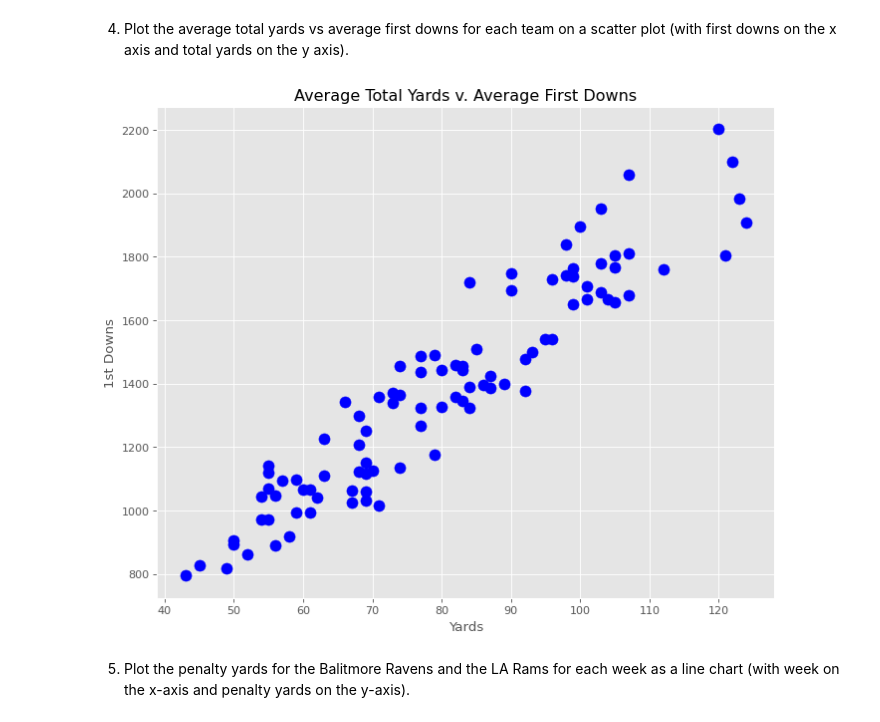
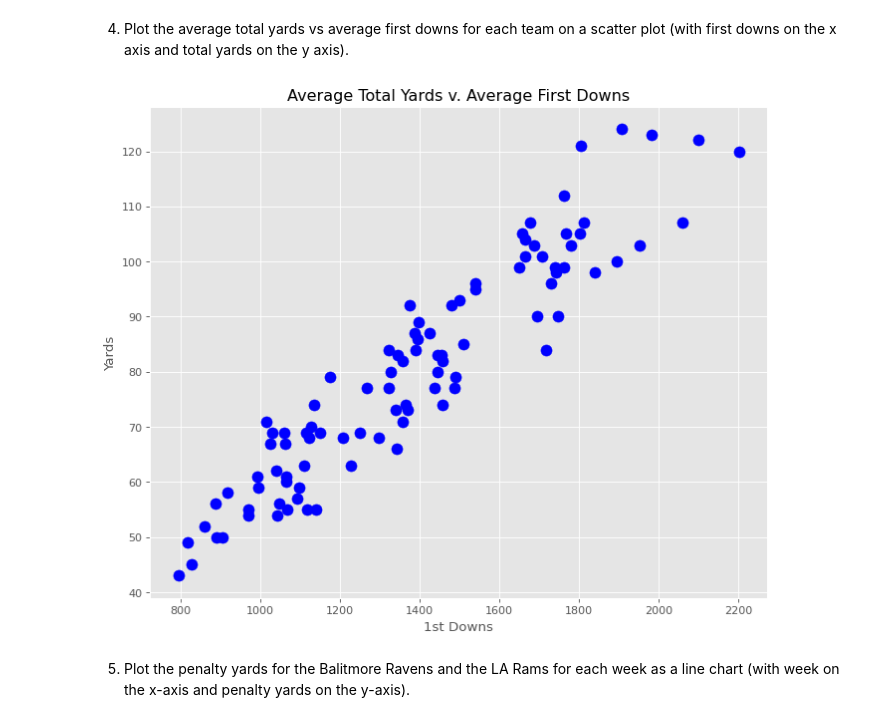
Before and after one commit to CooperIsSuperCool/cis277-fa22-Lab5, a Jupyter notebook: Lab5.ipynb, the cells around one changed output. Drawn from its saved outputs; the diff is of its cells as text; code cells hidden in the pictures.

```diff
--- a/Lab5.ipynb
+++ b/Lab5.ipynb
@@ -82,15 +82,15 @@ plt.show()
 # %%
 plt.figure(figsize=(10, 8), dpi=80)
 
 plt.style.use('ggplot')
 
 plt.title('Average Total Yards v. Average First Downs')
-plt.xlabel('Yards')
-plt.ylabel('1st Downs')
-plt.scatter(x=df['1st_downs'], y = df['total_yards'], s = 100, color = 'blue')
+plt.xlabel('1st Downs')
+plt.ylabel('Yards')
+plt.scatter(x=df['total_yards'], y = df['1st_downs'], s = 100, color = 'blue')
 
 plt.show()
 # %% [output]
-[figure, old version]
+[figure, new version]
 # %% [markdown]
 5. Plot the penalty yards for the Balitmore Ravens and the LA Rams for each week as a line chart (with week on the x-axis and penalty yards on the y-axis).
```
Also changed, not shown: parts of 3 cells of this notebook.
